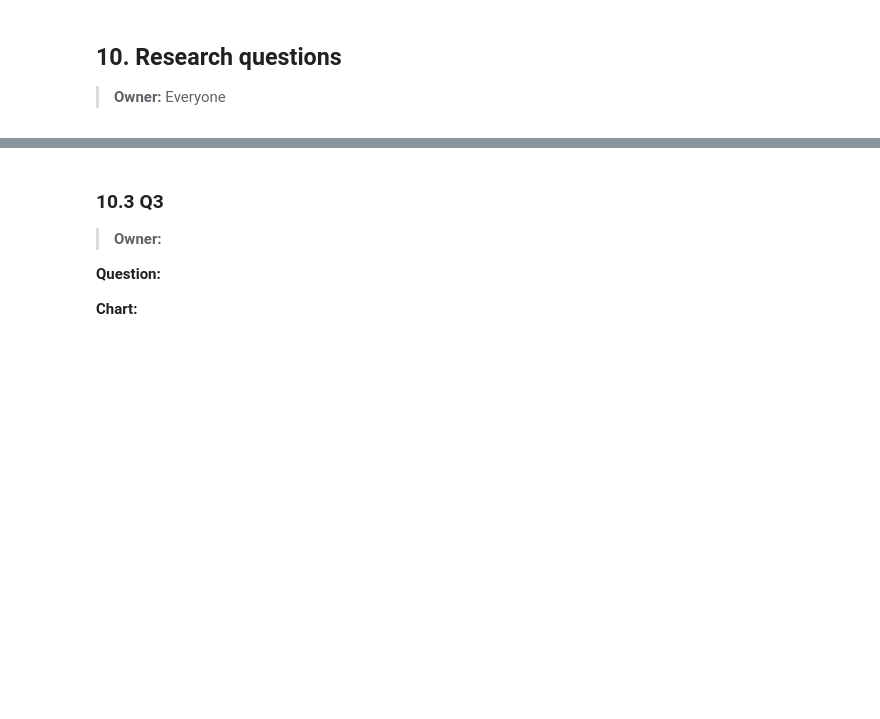
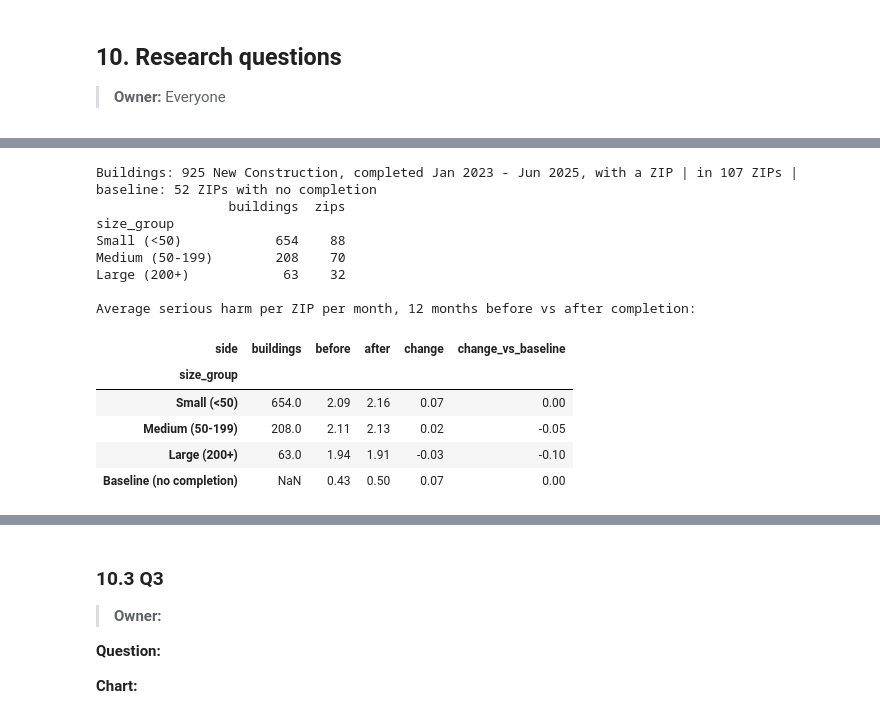
Before and after one commit to mohamednazmy23/nyc-housing-street-safety, a Jupyter notebook: notebooks/nyc_dev_project.ipynb, the cells around one changed output, grey strips where cells are left out. Cells and saved outputs as stored; diff of their text form; code cells hidden in the pictures; blank space fills up the shorter version.

```diff
--- a/notebooks/nyc_dev_project.ipynb
+++ b/notebooks/nyc_dev_project.ipynb
@@ -2315,0 +2388,3 @@ summary
+# %%
+q2_filters = dict(DEFAULT_FILTERS)     # Q2 is New Construction only, with a fixed window; only borough applies
+q2_after_opening(data, q2_filters).show()
@@ -2316 +2393,26 @@ summary
+# %%
+from charts import q2_event_months, q2_before_after
+
+event_rows, n_baseline_zips = q2_event_months(data, q2_filters)
+buildings_used = event_rows.drop_duplicates("building_id")
+print(f"Buildings: {len(buildings_used)} New Construction, completed Jan 2023 - Jun 2025, with a ZIP | "
+      f"in {buildings_used['zip'].nunique()} ZIPs | baseline: {n_baseline_zips} ZIPs with no completion")
+print(buildings_used.groupby("size_group", observed=True)["zip"].agg(buildings="size", zips="nunique"), "\n")
+print("Average serious harm per ZIP per month, 12 months before vs after completion:")
+q2_before_after(event_rows).round(2)
+# %% [output]
+Buildings: 925 New Construction, completed Jan 2023 - Jun 2025, with a ZIP | in 107 ZIPs | baseline: 52 ZIPs with no completion
+                 buildings  zips
+size_group
+Small (<50)            654    88
+Medium (50-199)        208    70
+Large (200+)            63    32
+
+Average serious harm per ZIP per month, 12 months before vs after completion:
+| side | buildings | before | after | change | change_vs_baseline |
+| size_group |  |  |  |  |  |
+| Small (<50) | 654.0 | 2.09 | 2.16 | 0.07 | 0.00 |
+| Medium (50-199) | 208.0 | 2.11 | 2.13 | 0.02 | -0.05 |
+| Large (200+) | 63.0 | 1.94 | 1.91 | -0.03 | -0.10 |
+| Baseline (no completion) | NaN | 0.43 | 0.50 | 0.07 | 0.00 |
 # %% [markdown]
```
Also changed, not shown: parts of 23 cells of this notebook, 8 other files.
